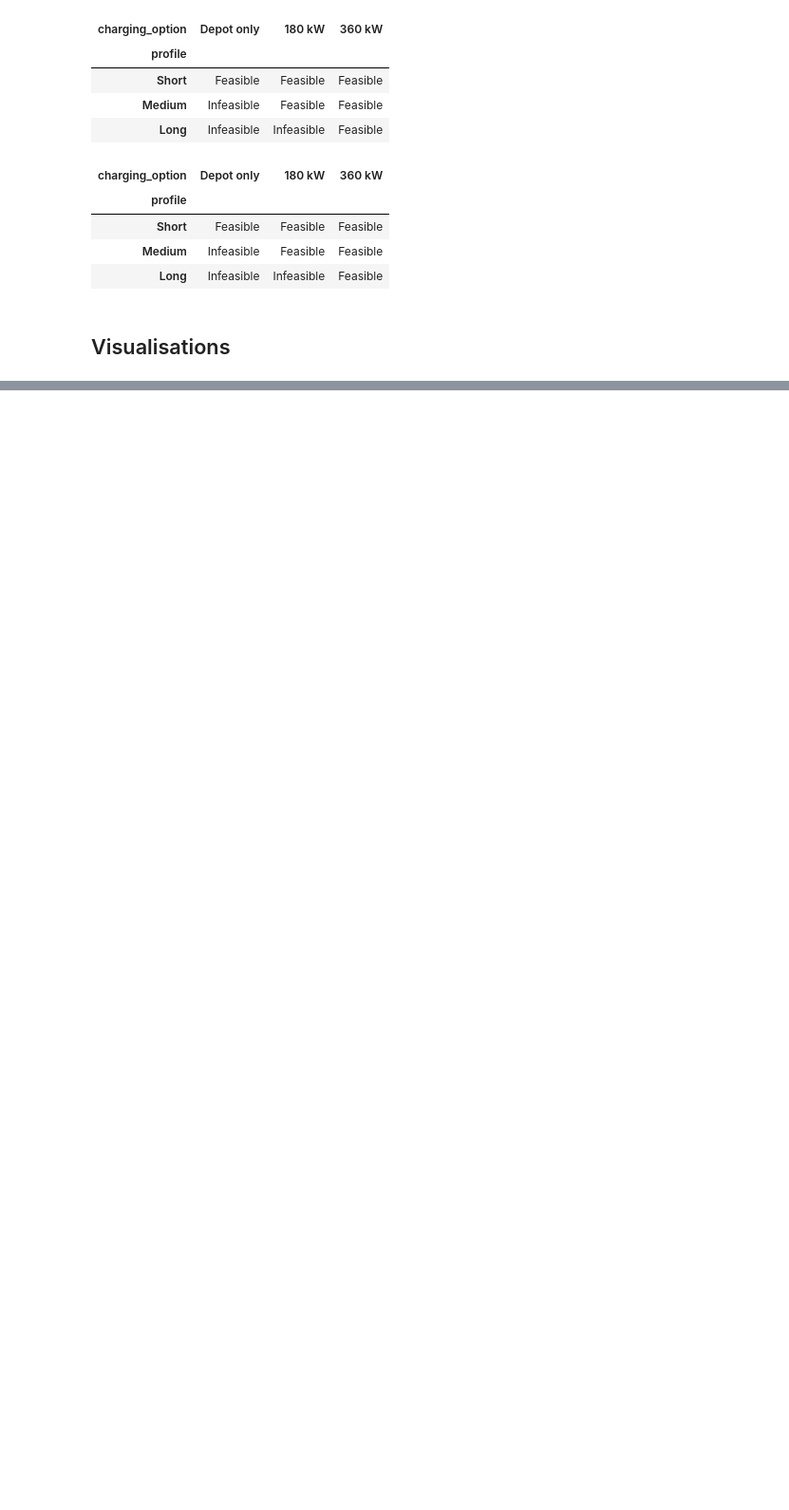
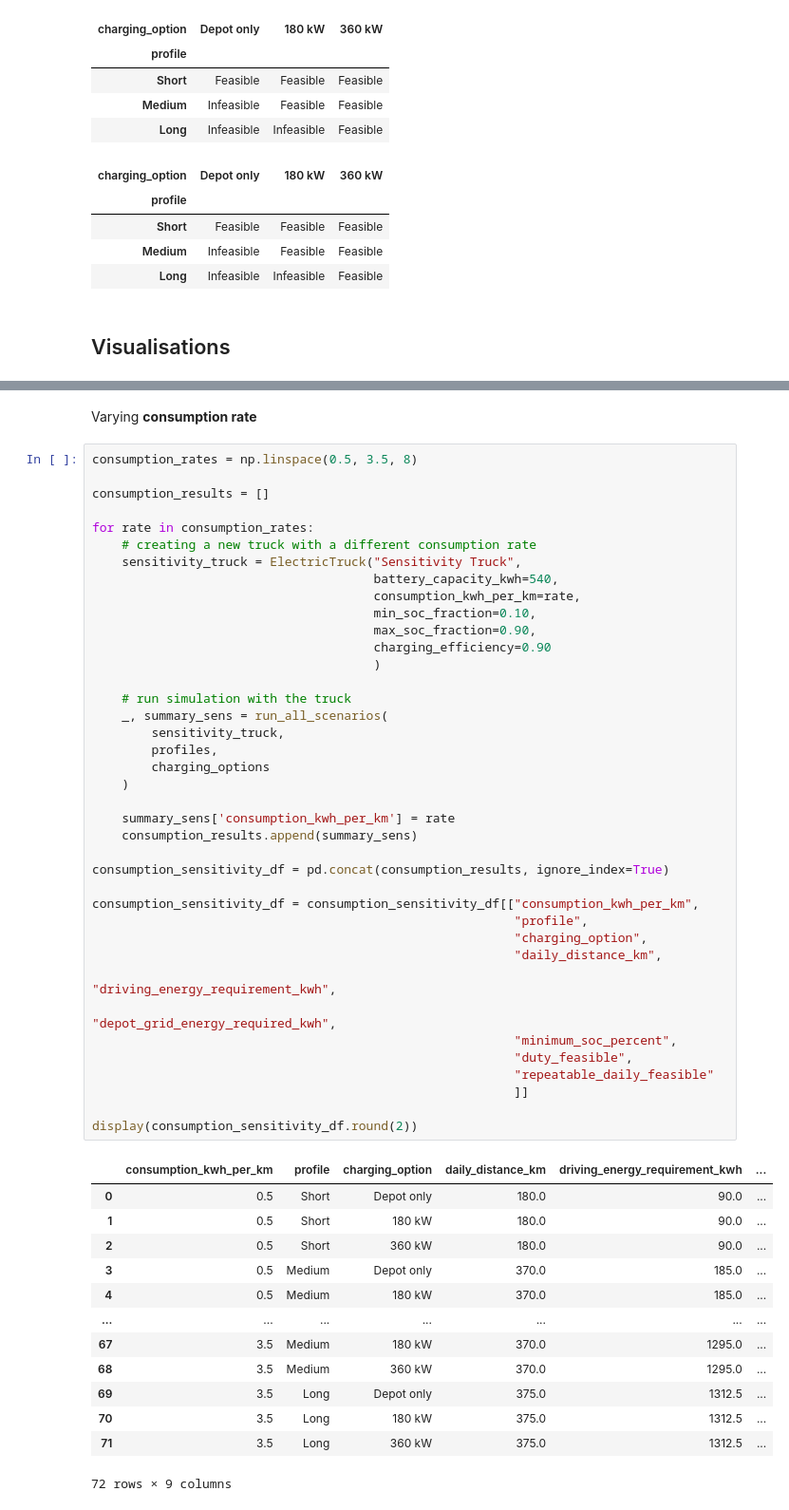
Before and after one commit to magdalini1/-TIL6022-TIL-Python-Programming-Group-21, a Jupyter notebook: Final_code.ipynb, the cells around one changed output, grey strips where cells are left out. Shown at 95% size. Drawn from its saved outputs; the diff is of its cells as text; blank space fills up the shorter version.

```diff
--- a/Final_code.ipynb
+++ b/Final_code.ipynb
@@ -614,0 +626,55 @@ plt.show()
+# %% [markdown]
+Varying **consumption rate**
+# %%
+consumption_rates = np.linspace(0.5, 3.5, 8)
+
+consumption_results = []
+
+for rate in consumption_rates:
+    # creating a new truck with a different consumption rate
+    sensitivity_truck = ElectricTruck("Sensitivity Truck",
+                                      battery_capacity_kwh=540,
+                                      consumption_kwh_per_km=rate,
+                                      min_soc_fraction=0.10,
+                                      max_soc_fraction=0.90,
+                                      charging_efficiency=0.90
+                                      )
+
+    # run simulation with the truck
+    _, summary_sens = run_all_scenarios(
+        sensitivity_truck,
+        profiles,
+        charging_options
+    )
+
+    summary_sens['consumption_kwh_per_km'] = rate
+    consumption_results.append(summary_sens)
+
+consumption_sensitivity_df = pd.concat(consumption_results, ignore_index=True)
+
+consumption_sensitivity_df = consumption_sensitivity_df[["consumption_kwh_per_km",
+                                                         "profile",
+                                                         "charging_option",
+                                                         "daily_distance_km",
+                                                         "driving_energy_requirement_kwh",
+                                                         "depot_grid_energy_required_kwh",
+                                                         "minimum_soc_percent",
+                                                         "duty_feasible",
+                                                         "repeatable_daily_feasible"
+                                                         ]]
+
+display(consumption_sensitivity_df.round(2))
+# %% [output]
+|  | consumption_kwh_per_km | profile | charging_option | daily_distance_km | driving_energy_requirement_kwh | ... |
+| 0 | 0.5 | Short | Depot only | 180.0 | 90.0 | ... |
+| 1 | 0.5 | Short | 180 kW | 180.0 | 90.0 | ... |
+| 2 | 0.5 | Short | 360 kW | 180.0 | 90.0 | ... |
+| 3 | 0.5 | Medium | Depot only | 370.0 | 185.0 | ... |
+| 4 | 0.5 | Medium | 180 kW | 370.0 | 185.0 | ... |
+| ... | ... | ... | ... | ... | ... | ... |
+| 67 | 3.5 | Medium | 180 kW | 370.0 | 1295.0 | ... |
+| 68 | 3.5 | Medium | 360 kW | 370.0 | 1295.0 | ... |
+| 69 | 3.5 | Long | Depot only | 375.0 | 1312.5 | ... |
+| 70 | 3.5 | Long | 180 kW | 375.0 | 1312.5 | ... |
+| 71 | 3.5 | Long | 360 kW | 375.0 | 1312.5 | ... |
+72 rows × 9 columns
```
Also changed, not shown: parts of 23 cells of this notebook.
